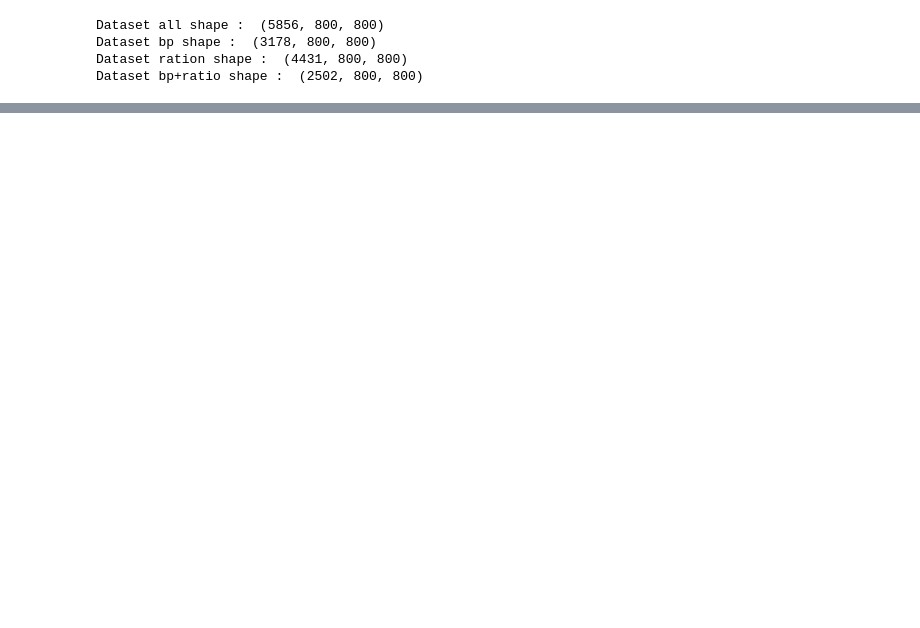
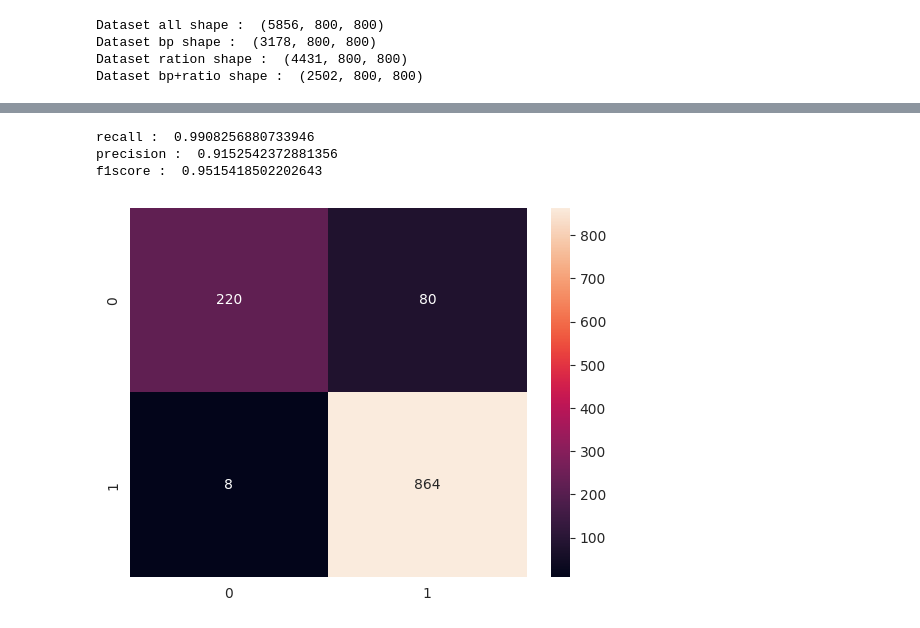
Before and after one commit to YvanDesPatates/IA_XRay_chest, a Jupyter notebook: DEV_810_XRay_Data_processing.ipynb, the cells around one changed output, grey strips where cells are left out. Saved outputs shown, nothing was run; the diff lists cells and outputs as text; code cells hidden in the pictures; blank space fills up the shorter version.

```diff
--- a/DEV_810_XRay_Data_processing.ipynb
+++ b/DEV_810_XRay_Data_processing.ipynb
@@ -136,0 +163,19 @@ X_train, X_test, y_train, y_test = train_test_split(datasetX, datasetY, test_siz
+# %%
+class ResizeImageTransformer():
+    def __init__(self, size):
+        self.size = size
+
+    def fit(self, X, y=None):
+        return self
+
+    def transform(self, X, y=None):
+        X = np.array([cv2.resize(img, self.size) for img in X])
+        return X
+
+class FlattenTransformer():
+    def fit(self, X, y=None):
+        return self
+
+    def transform(self, X, y=None):
+        X = X.reshape(len(X), -1)
+        return X
@@ -136,0 +307,9 @@ X_train, X_test, y_train, y_test = train_test_split(datasetX, datasetY, test_siz
+# %%
+model = make_pipeline(
+    ResizeImageTransformer(size=(200,200)),
+    FlattenTransformer(),
+    KNeighborsClassifier(n_neighbors=11)
+)
+
+scores = fit_and_score_each_dataset(model, general_scoring)
+df = pd.DataFrame(scores)
@@ -136,0 +355,22 @@ X_train, X_test, y_train, y_test = train_test_split(datasetX, datasetY, test_siz
+# %%
+use_all_dataset()
+
+trainx, testx, trainy, testy = train_test_split(datasetX, datasetY, test_size=0.2, random_state=1)
+model.fit(trainx, trainy)
+
+y_pred = model.predict(testx)
+recall = recall_score(testy, y_pred, pos_label="PNEUMONIA")
+precision = precision_score(testy, y_pred, pos_label="PNEUMONIA")
+f1score = f1_score(testy, y_pred, pos_label="PNEUMONIA")
+print("recall : ", recall)
+print("precision : ", precision)
+print("f1score : ", f1score)
+
+cm = confusion_matrix(testy, y_pred)
+sns.heatmap(cm, annot=True, fmt="d")
+plt.show()
+# %% [output]
+recall :  0.9908256880733946
+precision :  0.9152542372881356
+f1score :  0.9515418502202643
+[figure, added]
```
Also changed, not shown: parts of 18 cells of this notebook, 1 other file.
